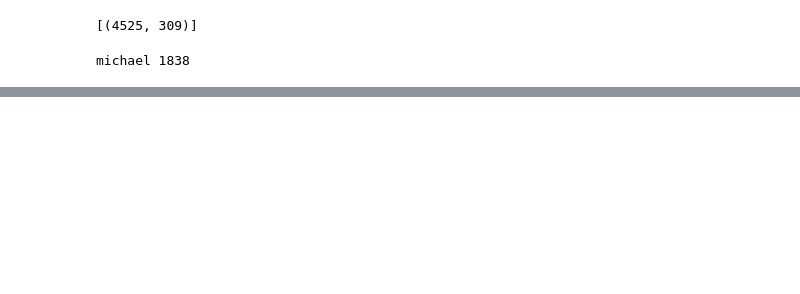
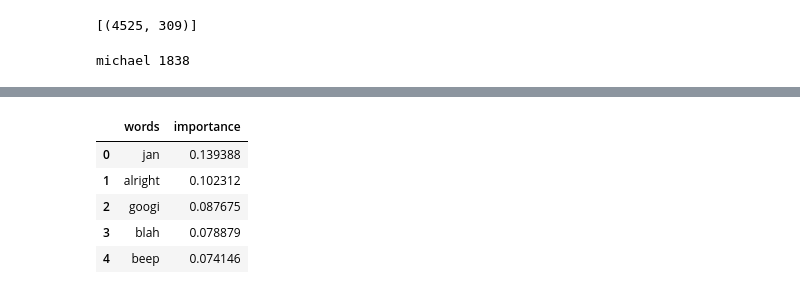
Before and after one commit to dan-dewitz/the_office_area_plot, a Jupyter notebook: the_office_nlp.ipynb, the cells around one changed output, grey strips where cells are left out. Cells and saved outputs as stored; diff of their text form; code cells hidden in the pictures; blank space fills up the shorter version.

```diff
--- a/the_office_nlp.ipynb
+++ b/the_office_nlp.ipynb
@@ -333,0 +431,10 @@ michael 1838
+# %%
+michael_df = pd.DataFrame(tfidf_dict.items(), columns=['words', 'importance'])
+michael_df.head()
+# %% [output]
+|  | words | importance |
+| 0 | jan | 0.139388 |
+| 1 | alright | 0.102312 |
+| 2 | googi | 0.087675 |
+| 3 | blah | 0.078879 |
+| 4 | beep | 0.074146 |
```
Also changed, not shown: parts of 20 cells of this notebook, 1 other file.
